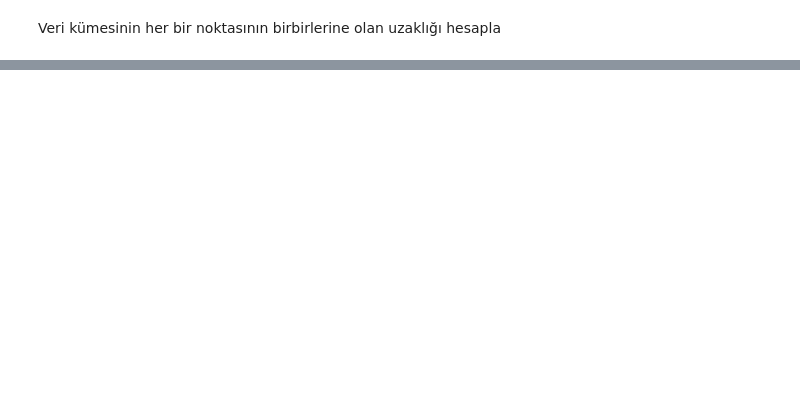
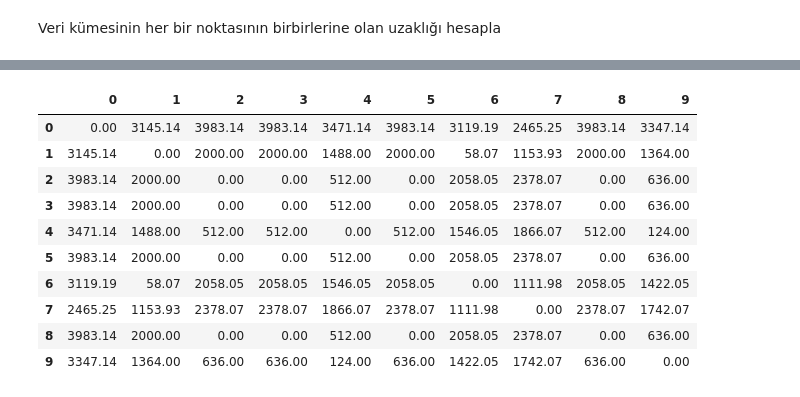
Before and after one commit to mtulgar/ocatak.github.io, a Jupyter notebook: bgm565/03/src/lab-3.ipynb, the cells around one changed output, grey strips where cells are left out. Saved outputs shown, nothing was run; the diff lists cells and outputs as text; code cells hidden in the pictures; blank space fills up the shorter version.

```diff
--- a/bgm565/03/src/lab-3.ipynb
+++ b/bgm565/03/src/lab-3.ipynb
@@ -62,0 +91,17 @@ distance
+# %%
+res = pdist(verikumesi, 'cityblock') #manhattan
+pd.options.display.float_format = '{:.2f}'.format
+distance = pd.DataFrame(squareform(res), index=range(0,10), columns=range(0,10))
+distance
+# %% [output]
+|  | 0 | 1 | 2 | 3 | 4 | 5 | 6 | 7 | 8 | 9 |
+| 0 | 0.00 | 3145.14 | 3983.14 | 3983.14 | 3471.14 | 3983.14 | 3119.19 | 2465.25 | 3983.14 | 3347.14 |
+| 1 | 3145.14 | 0.00 | 2000.00 | 2000.00 | 1488.00 | 2000.00 | 58.07 | 1153.93 | 2000.00 | 1364.00 |
+| 2 | 3983.14 | 2000.00 | 0.00 | 0.00 | 512.00 | 0.00 | 2058.05 | 2378.07 | 0.00 | 636.00 |
+| 3 | 3983.14 | 2000.00 | 0.00 | 0.00 | 512.00 | 0.00 | 2058.05 | 2378.07 | 0.00 | 636.00 |
+| 4 | 3471.14 | 1488.00 | 512.00 | 512.00 | 0.00 | 512.00 | 1546.05 | 1866.07 | 512.00 | 124.00 |
+| 5 | 3983.14 | 2000.00 | 0.00 | 0.00 | 512.00 | 0.00 | 2058.05 | 2378.07 | 0.00 | 636.00 |
+| 6 | 3119.19 | 58.07 | 2058.05 | 2058.05 | 1546.05 | 2058.05 | 0.00 | 1111.98 | 2058.05 | 1422.05 |
+| 7 | 2465.25 | 1153.93 | 2378.07 | 2378.07 | 1866.07 | 2378.07 | 1111.98 | 0.00 | 2378.07 | 1742.07 |
+| 8 | 3983.14 | 2000.00 | 0.00 | 0.00 | 512.00 | 0.00 | 2058.05 | 2378.07 | 0.00 | 636.00 |
+| 9 | 3347.14 | 1364.00 | 636.00 | 636.00 | 124.00 | 636.00 | 1422.05 | 1742.07 | 636.00 | 0.00 |
```
Also changed, not shown: parts of 7 cells of this notebook, 2 other files.
